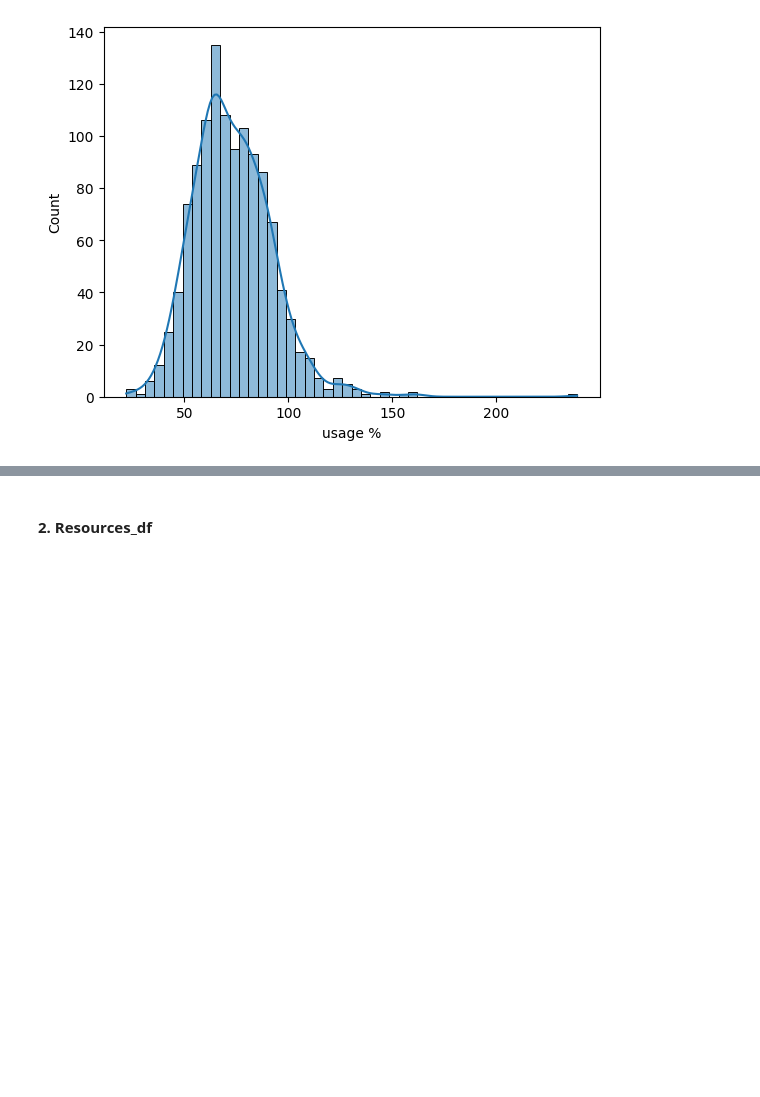
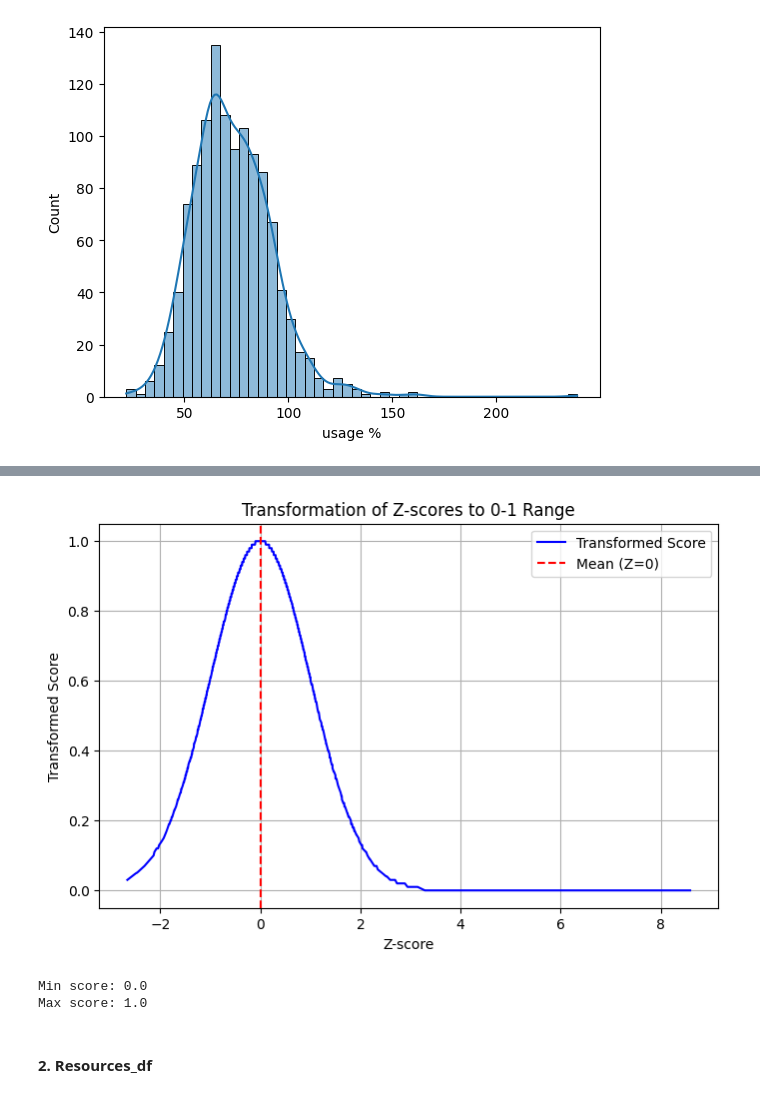
Before and after one commit to Kartikrast/social-infra-prediction-model, a Jupyter notebook: python_files/steps.ipynb, the cells around one changed output, grey strips where cells are left out. Cells and saved outputs as stored; diff of their text form; code cells hidden in the pictures; blank space fills up the shorter version.

```diff
--- a/python_files/steps.ipynb
+++ b/python_files/steps.ipynb
@@ -508,3 +499,30 @@ population_df.head()
+# %%
+# Generate a range of Z-scores from -4 to 4
+z_scores = population_df['z_score']
+# Define alpha value for scaling
+alpha = 0.5
+
+# Compute the transformed scores
+transformed_scores = population_df['population_score']
+
+# Plot the transformation
+plt.figure(figsize=(8, 5))
+sns.lineplot(x=z_scores, y=transformed_scores, color='blue', label="Transformed Score")
+plt.axvline(0, color='red', linestyle='--', label="Mean (Z=0)")
+plt.xlabel("Z-score")
+plt.ylabel("Transformed Score")
+plt.title("Transformation of Z-scores to 0-1 Range")
+plt.legend()
+plt.grid(True)
+plt.show()
+# %% [output]
+[figure, added]
+# %%
+print("Min score:", population_df["population_score"].min())
+print("Max score:", population_df["population_score"].max())
+# %% [output]
+Min score: 0.0
+Max score: 1.0
 # %% [markdown]
 #### 2. Resources_df
 # %%
```
Also changed, not shown: parts of 11 cells of this notebook.
